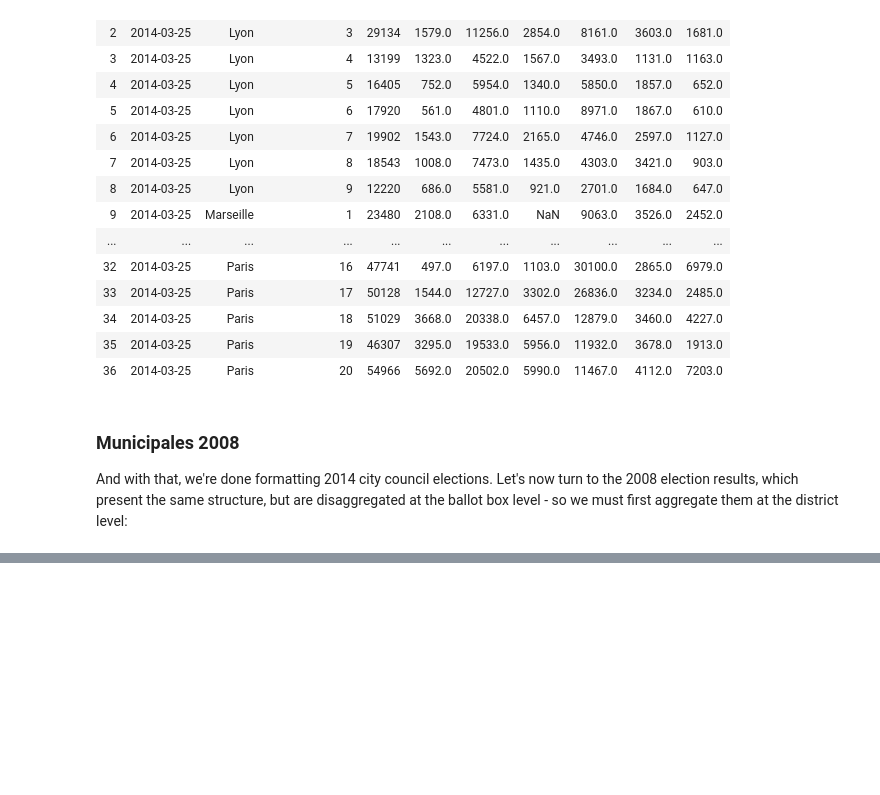
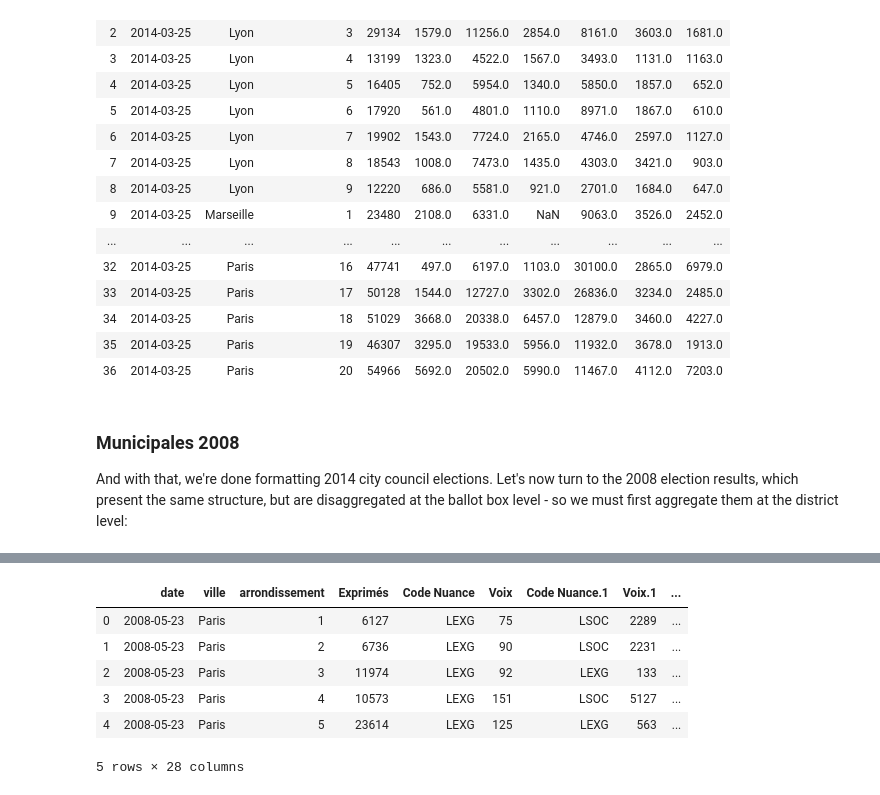
Before and after one commit to pollsposition/models, a Jupyter notebook: fondamentaux/format_munic_data.ipynb, the cells around one changed output, grey strips where cells are left out. Drawn from its saved outputs; the diff is of its cells as text; code cells hidden in the pictures; blank space fills up the shorter version.

```diff
--- a/fondamentaux/format_munic_data.ipynb
+++ b/fondamentaux/format_munic_data.ipynb
@@ -194,0 +207,28 @@ And with that, we're done formatting 2014 city council elections. Let's now turn
+# %%
+nuances_lbls = df.filter(like="Code Nuance").columns.tolist()
+nuances_df = df[["date", "ville", "arrondissement"] + nuances_lbls]
+# aggregate nuances by arrondissement (take first one because nuances are the same for all ballot box in each arrondissement):
+nuances_df = nuances_df.groupby("arrondissement").first()
+
+scores_lbls = df.columns[df.columns.str.startswith("Voix")].tolist()
+scores_df = df[["arrondissement", "Exprimés"] + scores_lbls]
+# add all scores for each party, in each arrondissement:
+scores_df = scores_df.groupby("arrondissement").sum()
+
+# aggregate nuances and scores by arrondissement:
+df = nuances_df.join(scores_df).reset_index()
+# reorder columns:
+reorder = ["date", "ville", "arrondissement", "Exprimés"]
+for n, s in zip(nuances_lbls, scores_lbls):
+    reorder.append(n)
+    reorder.append(s)
+df = df[reorder]
+df.head()
+# %% [output]
+|  | date | ville | arrondissement | Exprimés | Code Nuance | Voix | Code Nuance.1 | Voix.1 | ... |
+| 0 | 2008-05-23 | Paris | 1 | 6127 | LEXG | 75 | LSOC | 2289 | ... |
+| 1 | 2008-05-23 | Paris | 2 | 6736 | LEXG | 90 | LSOC | 2231 | ... |
+| 2 | 2008-05-23 | Paris | 3 | 11974 | LEXG | 92 | LEXG | 133 | ... |
+| 3 | 2008-05-23 | Paris | 4 | 10573 | LEXG | 151 | LSOC | 5127 | ... |
+| 4 | 2008-05-23 | Paris | 5 | 23614 | LEXG | 125 | LEXG | 563 | ... |
+5 rows × 28 columns
```
Also changed, not shown: parts of 6 cells of this notebook, 3 other files.
